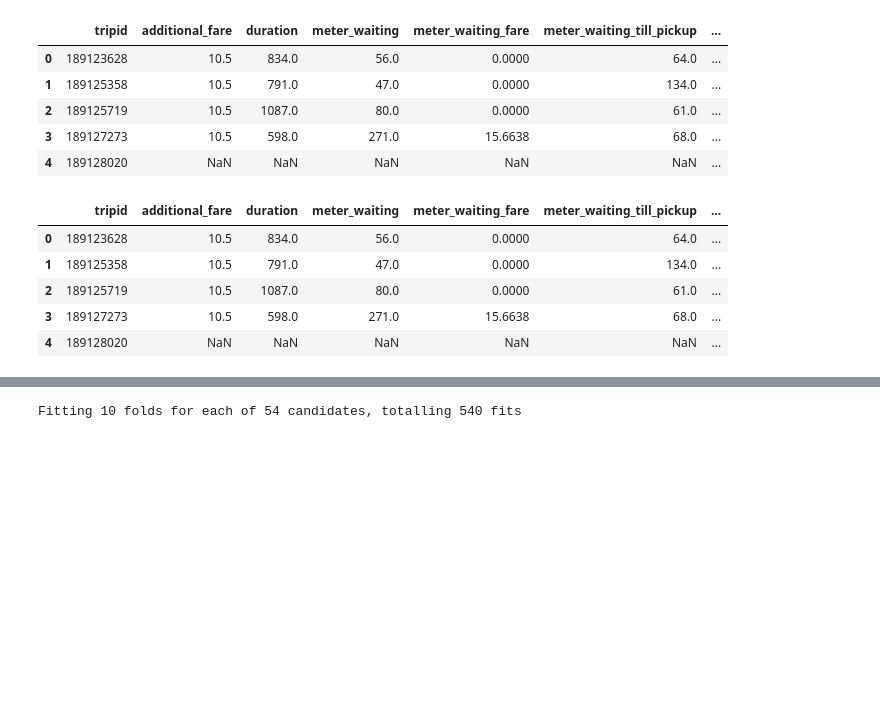
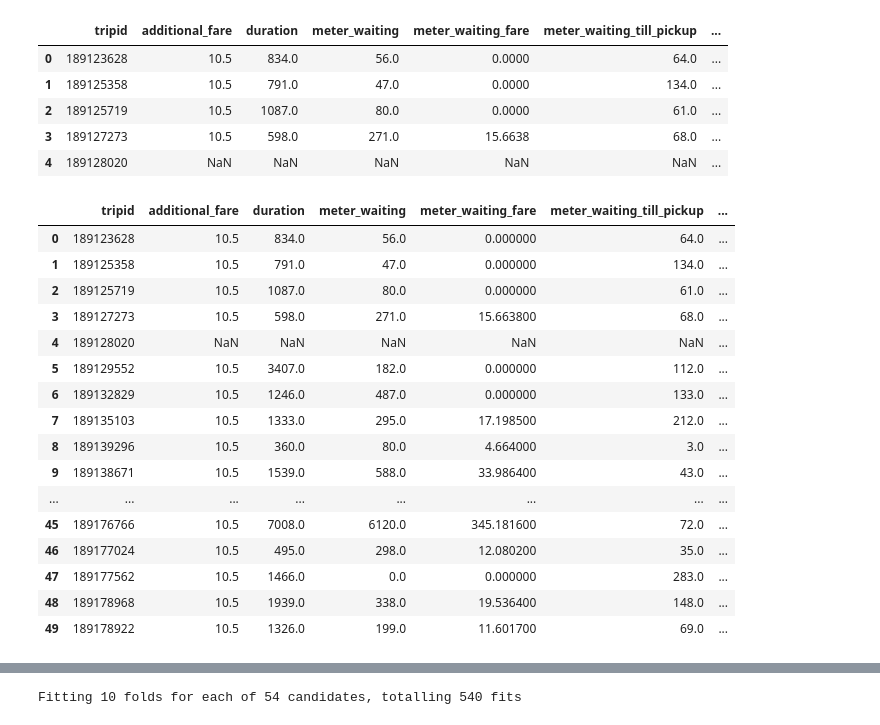
Before and after one commit to rpjayasekara/Fare-Classification-Problem, a Jupyter notebook: fare_classification_refac.ipynb, the cells around one changed output, grey strips where cells are left out. Cells and saved outputs as stored; diff of their text form; code cells hidden in the pictures; blank space fills up the shorter version.

```diff
--- a/fare_classification_refac.ipynb
+++ b/fare_classification_refac.ipynb
@@ -57,11 +57,23 @@ for data in com_data:
 # %%
 labels = {"label": {"correct": 1, "incorrect": 0}}
 train = train.replace(labels)
-train.head()
+com_data = [train, test]
+train.head(50)
 # %% [output]
 |  | tripid | additional_fare | duration | meter_waiting | meter_waiting_fare | meter_waiting_till_pickup | ... |
-| 0 | 189123628 | 10.5 | 834.0 | 56.0 | 0.0000 | 64.0 | ... |
-| 1 | 189125358 | 10.5 | 791.0 | 47.0 | 0.0000 | 134.0 | ... |
-| 2 | 189125719 | 10.5 | 1087.0 | 80.0 | 0.0000 | 61.0 | ... |
-| 3 | 189127273 | 10.5 | 598.0 | 271.0 | 15.6638 | 68.0 | ... |
+| 0 | 189123628 | 10.5 | 834.0 | 56.0 | 0.000000 | 64.0 | ... |
+| 1 | 189125358 | 10.5 | 791.0 | 47.0 | 0.000000 | 134.0 | ... |
+| 2 | 189125719 | 10.5 | 1087.0 | 80.0 | 0.000000 | 61.0 | ... |
+| 3 | 189127273 | 10.5 | 598.0 | 271.0 | 15.663800 | 68.0 | ... |
 | 4 | 189128020 | NaN | NaN | NaN | NaN | NaN | ... |
+| 5 | 189129552 | 10.5 | 3407.0 | 182.0 | 0.000000 | 112.0 | ... |
+| 6 | 189132829 | 10.5 | 1246.0 | 487.0 | 0.000000 | 133.0 | ... |
+| 7 | 189135103 | 10.5 | 1333.0 | 295.0 | 17.198500 | 212.0 | ... |
+| 8 | 189139296 | 10.5 | 360.0 | 80.0 | 4.664000 | 3.0 | ... |
+| 9 | 189138671 | 10.5 | 1539.0 | 588.0 | 33.986400 | 43.0 | ... |
+| ... | ... | ... | ... | ... | ... | ... | ... |
+| 45 | 189176766 | 10.5 | 7008.0 | 6120.0 | 345.181600 | 72.0 | ... |
+| 46 | 189177024 | 10.5 | 495.0 | 298.0 | 12.080200 | 35.0 | ... |
+| 47 | 189177562 | 10.5 | 1466.0 | 0.0 | 0.000000 | 283.0 | ... |
+| 48 | 189178968 | 10.5 | 1939.0 | 338.0 | 19.536400 | 148.0 | ... |
+| 49 | 189178922 | 10.5 | 1326.0 | 199.0 | 11.601700 | 69.0 | ... |
```
Also changed, not shown: parts of 30 cells of this notebook.
